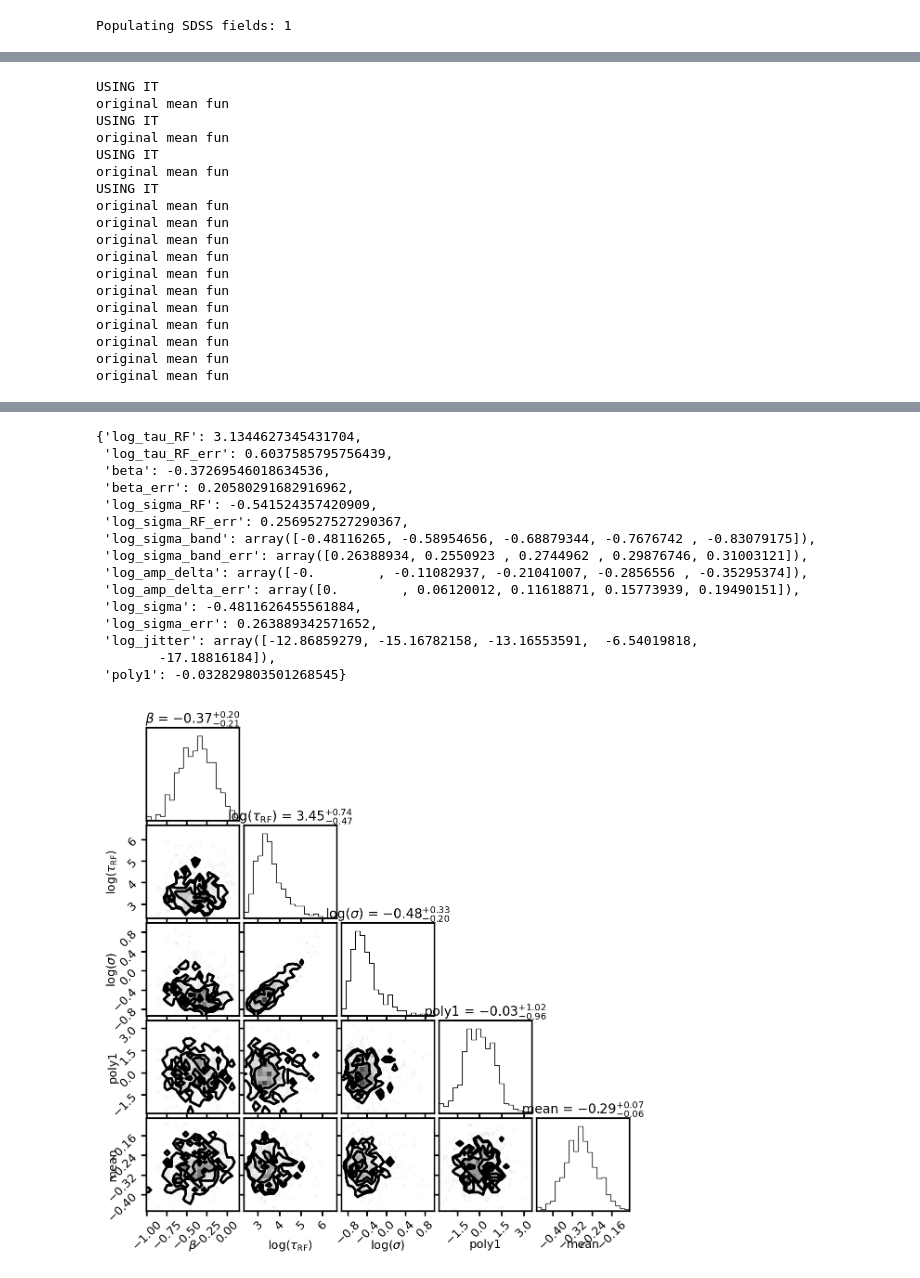
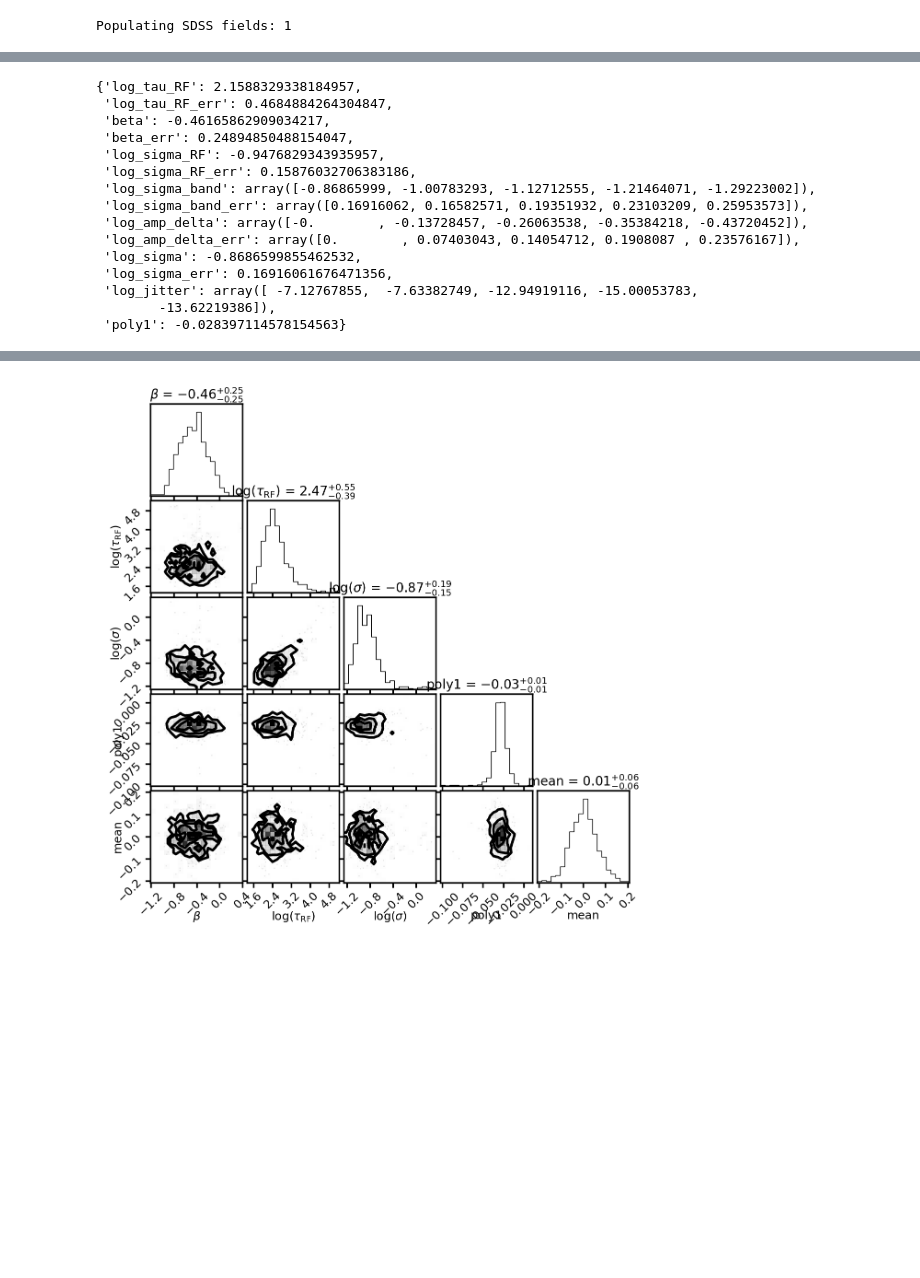
Before and after one commit to dutra/qvc, a Jupyter notebook: tutorials/fit_playground.ipynb, the cells around one changed output, grey strips where cells are left out. Drawn from its saved outputs; the diff is of its cells as text; code cells hidden in the pictures; blank space fills up the shorter version.

```diff
--- a/tutorials/fit_playground.ipynb
+++ b/tutorials/fit_playground.ipynb
@@ -125,7 +168,7 @@ def initSampler(key, nSample, nBand=len(bands)):
     # uniform sampler
     lagSampler = UniformInit(nBand-1, [-10, 10])
     meanSampler = UniformInit(nBand, [-1, 1])
-    poly1Sampler = UniformInit(1, [-0.5, 0.5])
+    poly1Sampler = UniformInit(1, [-0.1, 0.1])
     logAmpDeltaSampler = UniformInit(nBand-1, [-2, 0.0])
     logJitterSampler = UniformInit(nBand, [-20, -5])
     betaSampler = UniformInit(1, [-2.0, 0.0])
@@ -358,18 +402,15 @@ d
-USING IT
-original mean fun
-USING IT
-original mean fun
-USING IT
-original mean fun
-USING IT
-original mean fun
-original mean fun
-original mean fun
-original mean fun
-original mean fun
-original mean fun
-original mean fun
-original mean fun
-original mean fun
-original mean fun
-original mean fun
+{'log_tau_RF': 2.1588329338184957,
+ 'log_tau_RF_err': 0.4684884264304847,
+ 'beta': -0.46165862909034217,
+ 'beta_err': 0.24894850488154047,
+ 'log_sigma_RF': -0.9476829343935957,
+ 'log_sigma_RF_err': 0.15876032706383186,
+ 'log_sigma_band': array([-0.86865999, -1.00783293, -1.12712555, -1.21464071, -1.29223002]),
+ 'log_sigma_band_err': array([0.16916062, 0.16582571, 0.19351932, 0.23103209, 0.25953573]),
+ 'log_amp_delta': array([-0.        , -0.13728457, -0.26063538, -0.35384218, -0.43720452]),
+ 'log_amp_delta_err': array([0.        , 0.07403043, 0.14054712, 0.1908087 , 0.23576167]),
+ 'log_sigma': -0.8686599855462532,
+ 'log_sigma_err': 0.16916061676471356,
+ 'log_jitter': array([ -7.12767855,  -7.63382749, -12.94919116, -15.00053783,
+        -13.62219386]),
+ 'poly1': -0.028397114578154563}
@@ -377,16 +417 @@ original mean fun
-{'log_tau_RF': 3.1344627345431704,
- 'log_tau_RF_err': 0.6037585795756439,
- 'beta': -0.37269546018634536,
- 'beta_err': 0.20580291682916962,
- 'log_sigma_RF': -0.541524357420909,
- 'log_sigma_RF_err': 0.2569527527290367,
- 'log_sigma_band': array([-0.48116265, -0.58954656, -0.68879344, -0.7676742 , -0.83079175]),
- 'log_sigma_band_err': array([0.26388934, 0.2550923 , 0.2744962 , 0.29876746, 0.31003121]),
- 'log_amp_delta': array([-0.        , -0.11082937, -0.21041007, -0.2856556 , -0.35295374]),
- 'log_amp_delta_err': array([0.        , 0.06120012, 0.11618871, 0.15773939, 0.19490151]),
- 'log_sigma': -0.4811626455561884,
- 'log_sigma_err': 0.263889342571652,
- 'log_jitter': array([-12.86859279, -15.16782158, -13.16553591,  -6.54019818,
-        -17.18816184]),
- 'poly1': -0.032829803501268545}
-[figure, old version]
+[figure, new version]
```
Also changed, not shown: parts of 3 cells of this notebook.
